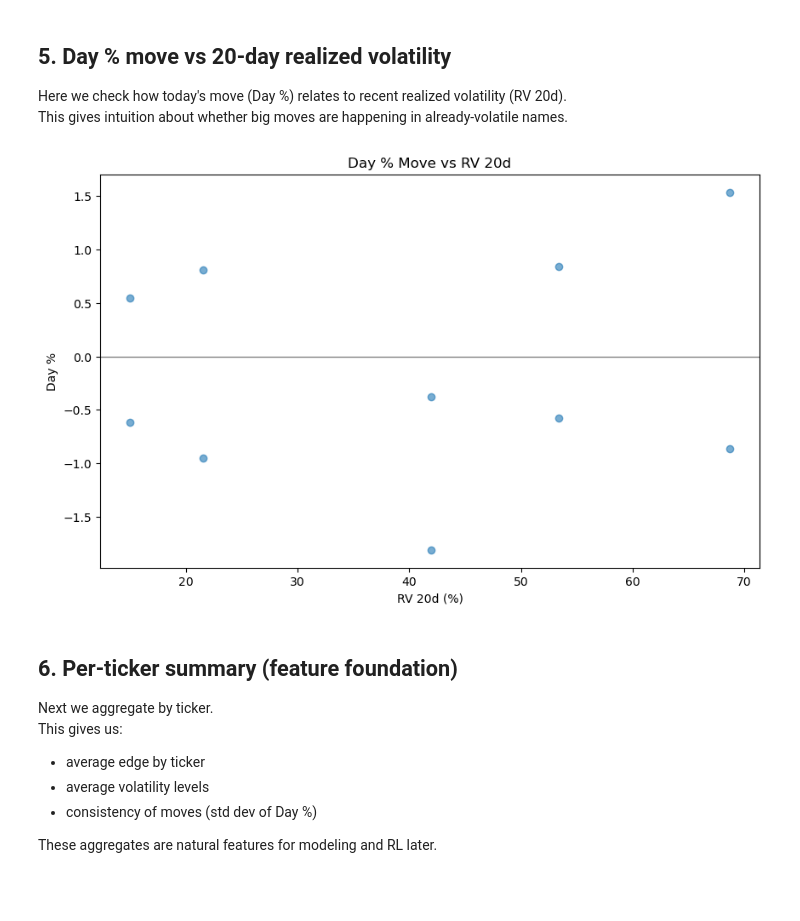
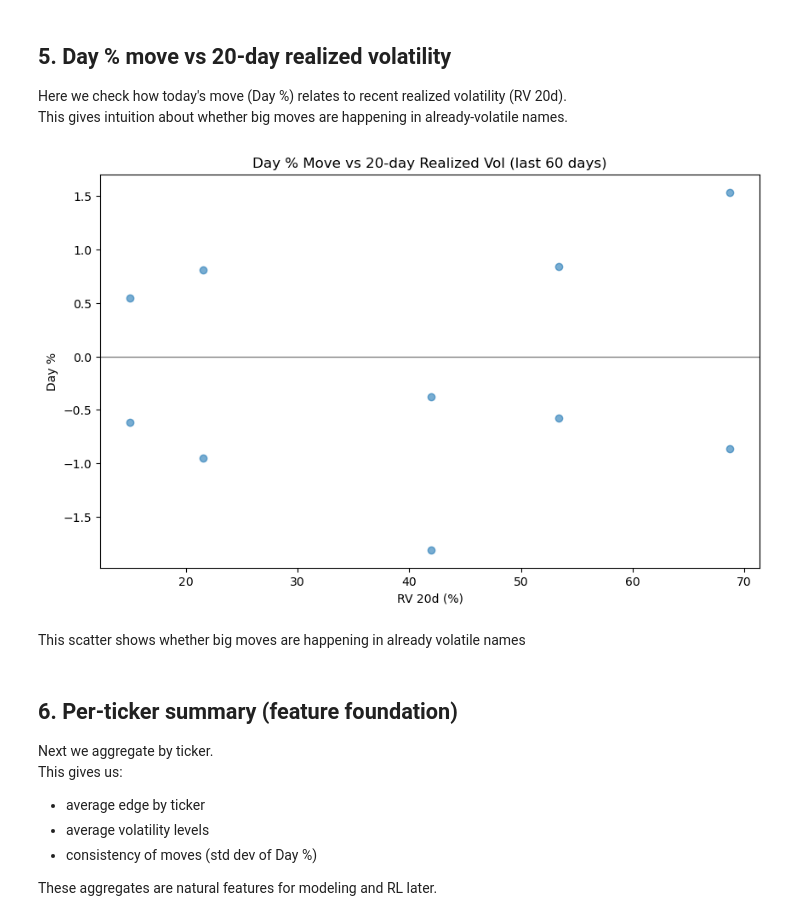
Before and after one commit to btheard3/volatility-alpha-engine, a Jupyter notebook: notebooks/01_eda_volatility_alpha.ipynb, the cells around one changed output. Cells and saved outputs as stored; diff of their text form; code cells hidden in the pictures; blank space fills up the shorter version.

Commit message:
Polish VAE notebooks with 60-day history, clearer charts, and hiring-manager narrative

```diff
--- a/notebooks/01_eda_volatility_alpha.ipynb
+++ b/notebooks/01_eda_volatility_alpha.ipynb
@@ -69,21 +109,27 @@ con.sql("SHOW TABLES;").df()
 Each row represents one ticker on one run date.
 We start by loading the full table and doing a quick shape + preview.
 # %%
-df = con.sql("""
-    SELECT
-        run_date,
-        ticker,
-        last_price,
-        day_pct,
-        volume,
-        rv_20d,
-        rv_60d,
-        edge_score,
-        nearest_exp
-    FROM screener_snapshots
-    ORDER BY run_date, ticker;
-""").df()
+# Load screener snapshots for the last LOOKBACK_DAYS days
 
+query = f"""
+SELECT
+    run_date,
+    ticker,
+    last_price,
+    day_pct,
+    volume,
+    rv_20d,
+    rv_60d,
+    edge_score,
+    nearest_exp
+FROM screener_snapshots
+WHERE run_date >= DATE '{cutoff_date.isoformat()}'
+ORDER BY run_date, ticker
+"""
+
+df = con.sql(query).df()
+
+# Make sure run_date is proper datetime
 df["run_date"] = pd.to_datetime(df["run_date"])
 
 df.head(), df.shape
@@ -150,14 +220,16 @@ This gives intuition about whether big moves are happening in already-volatile n
 # %%
 subset = clean.dropna(subset=["rv_20d", "day_pct"])
 
 plt.scatter(subset["rv_20d"], subset["day_pct"], alpha=0.6)
-plt.title("Day % Move vs RV 20d")
+plt.title(f"Day % Move vs 20-day Realized Vol (last {LOOKBACK_DAYS} days)")
 plt.xlabel("RV 20d (%)")
 plt.ylabel("Day %")
 plt.axhline(0, color="gray", linewidth=1)
 plt.show()
 # %% [output]
-[figure, old version]
+[figure, new version]
+# %% [markdown]
+This scatter shows whether big moves are happening in already volatile names
 # %% [markdown]
 ## 6. Per-ticker summary (feature foundation)
 
```
Also changed, not shown: parts of 12 cells of this notebook.
